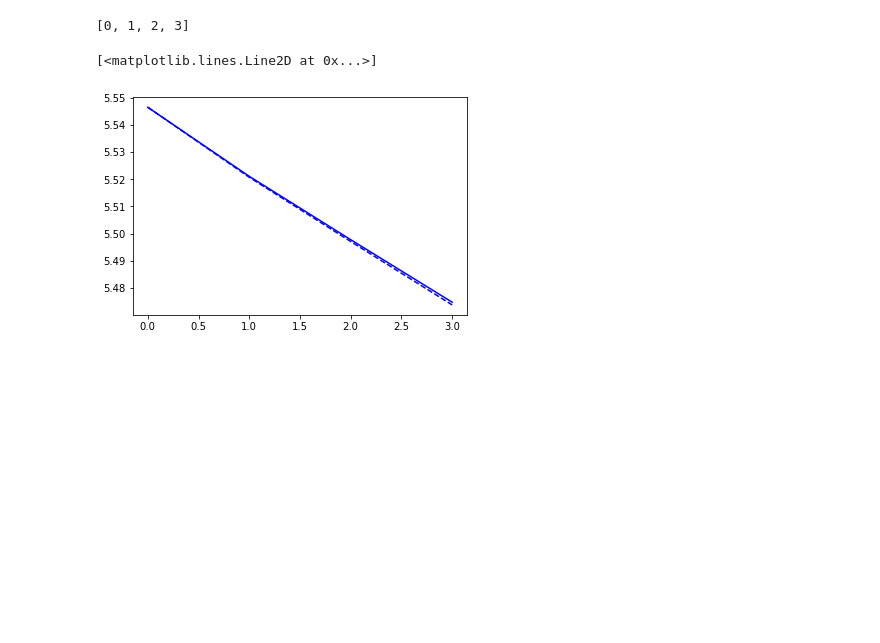
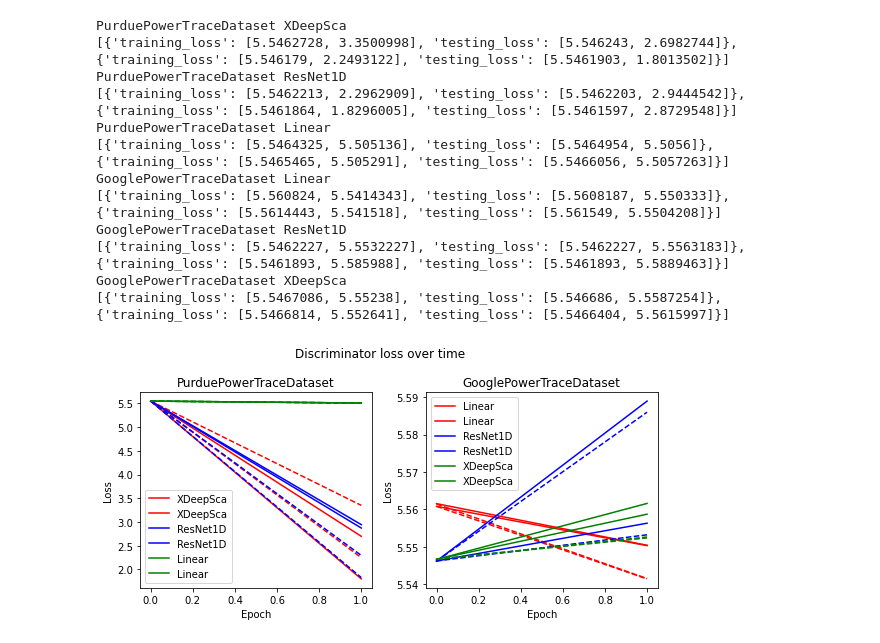
Before and after one commit to jimgammell/sca_defense, a Jupyter notebook: display_results.ipynb, the cells around one changed output. Saved outputs shown, nothing was run; the diff lists cells and outputs as text; code cells hidden in the pictures; blank space fills up the shorter version.

```diff
--- a/display_results.ipynb
+++ b/display_results.ipynb
@@ -1,9 +0,0 @@
-# %%
-import os
-import pickle
-
-results_dir = os.path.join('.', 'results', 'discrimination_baseline', 'trial_0')
-with open(os.path.join(results_dir, 'training_metrics.pickle'), 'rb') as F:
-    training_metrics = pickle.load(F)
-# %% [output]
-[0, 1, 2, 3]
@@ -23,8 +0,0 @@ for epoch_idx in epochs:
-# %%
-from matplotlib import pyplot as plt
-
-plt.plot(epochs, training_loss, color='blue', linestyle='--')
-plt.plot(epochs, testing_loss, color='blue', linestyle='-')
-# %% [output]
-[<matplotlib.lines.Line2D at 0x...>]
-[figure, removed]
@@ -30,0 +27,37 @@ plt.plot(epochs, testing_loss, color='blue', linestyle='-')
+# %%
+import numpy as np
+from matplotlib import pyplot as plt
+
+(fig, axes) = plt.subplots(1, 2, figsize=(8, 4))
+for axis_idx, dataset in enumerate(Results.keys()):
+    for model, color in zip(Results[dataset].keys(), ['red', 'blue', 'green']):
+        print(dataset, model)
+        print(Results[dataset][model])
+        for curve in Results[dataset][model]:
+            axes[axis_idx].plot(curve['training_loss'],
+                                linestyle='--',
+                                color=color)
+            axes[axis_idx].plot(curve['testing_loss'],
+                                linestyle='-',
+                                color=color,
+                                label=model)
+    axes[axis_idx].set_xlabel('Epoch')
+    axes[axis_idx].set_ylabel('Loss')
+    axes[axis_idx].set_title(dataset)
+    axes[axis_idx].legend()
+fig.suptitle('Discriminator loss over time')
+plt.tight_layout()
+# %% [output]
+PurduePowerTraceDataset XDeepSca
+[{'training_loss': [5.5462728, 3.3500998], 'testing_loss': [5.546243, 2.6982744]}, {'training_loss': [5.546179, 2.2493122], 'testing_loss': [5.5461903, 1.8013502]}]
+PurduePowerTraceDataset ResNet1D
+[{'training_loss': [5.5462213, 2.2962909], 'testing_loss': [5.5462203, 2.9444542]}, {'training_loss': [5.5461864, 1.8296005], 'testing_loss': [5.5461597, 2.8729548]}]
+PurduePowerTraceDataset Linear
+[{'training_loss': [5.5464325, 5.505136], 'testing_loss': [5.5464954, 5.5056]}, {'training_loss': [5.5465465, 5.505291], 'testing_loss': [5.5466056, 5.5057263]}]
+GooglePowerTraceDataset Linear
+[{'training_loss': [5.560824, 5.5414343], 'testing_loss': [5.5608187, 5.550333]}, {'training_loss': [5.5614443, 5.541518], 'testing_loss': [5.561549, 5.5504208]}]
+GooglePowerTraceDataset ResNet1D
+[{'training_loss': [5.5462227, 5.5532227], 'testing_loss': [5.5462227, 5.5563183]}, {'training_loss': [5.5461893, 5.585988], 'testing_loss': [5.5461893, 5.5889463]}]
+GooglePowerTraceDataset XDeepSca
+[{'training_loss': [5.5467086, 5.55238], 'testing_loss': [5.546686, 5.5587254]}, {'training_loss': [5.5466814, 5.552641], 'testing_loss': [5.5466404, 5.5615997]}]
+[figure, added]
```
Also changed, not shown: parts of 2 cells of this notebook, 16 other files.
